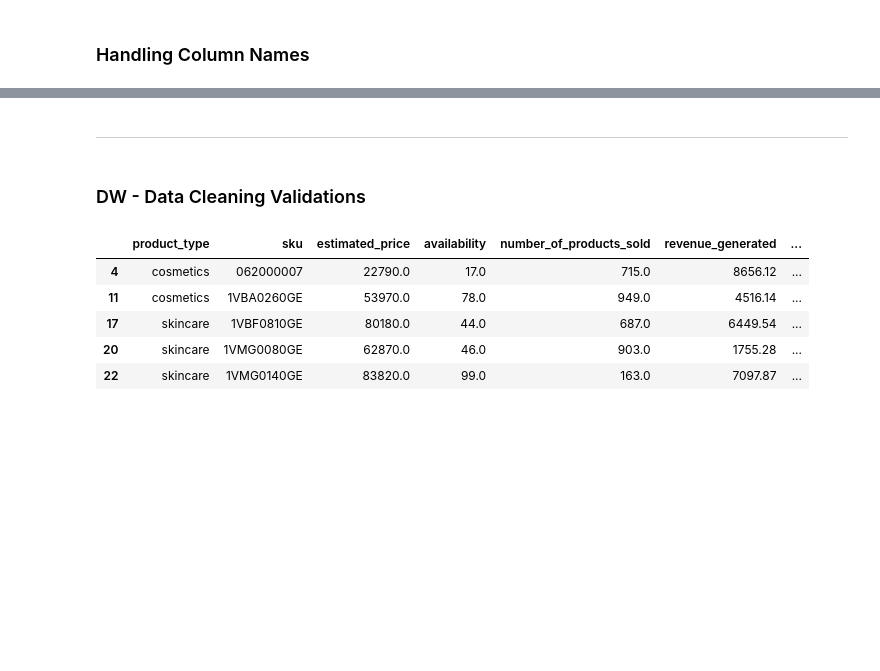
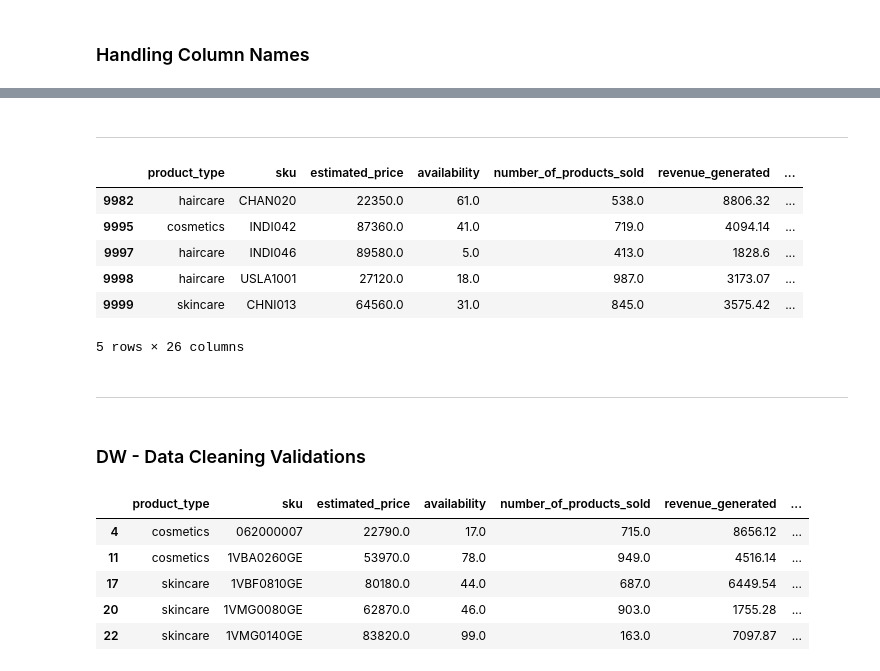
Before and after one commit to ayozmi/ai-logistics, a Jupyter notebook: notebooks/ShipCostPredictor/2_DataWrangling.ipynb, the cells around one changed output, grey strips where cells are left out. Cells and saved outputs as stored; diff of their text form; code cells hidden in the pictures; blank space fills up the shorter version.

```diff
--- a/notebooks/ShipCostPredictor/2_DataWrangling.ipynb
+++ b/notebooks/ShipCostPredictor/2_DataWrangling.ipynb
@@ -342,6 +358,18 @@ Index(['Product type', 'SKU', 'Estimated price', 'Availability',
 # %%
 # Renaming columns
 supply_ch_df_cleaned.columns = supply_ch_df_cleaned.columns.str.replace(' ', '_').str.replace(r'\W', '', regex=True).str.lower()
+# %% [markdown]
+---
+# %%
+supply_ch_df_cleaned.tail()
+# %% [output]
+|  | product_type | sku | estimated_price | availability | number_of_products_sold | revenue_generated | ... |
+| 9982 | haircare | CHAN020 | 22350.0 | 61.0 | 538.0 | 8806.32 | ... |
+| 9995 | cosmetics | INDI042 | 87360.0 | 41.0 | 719.0 | 4094.14 | ... |
+| 9997 | haircare | INDI046 | 89580.0 | 5.0 | 413.0 | 1828.6 | ... |
+| 9998 | haircare | USLA1001 | 27120.0 | 18.0 | 987.0 | 3173.07 | ... |
+| 9999 | skincare | CHNI013 | 64560.0 | 31.0 | 845.0 | 3575.42 | ... |
+5 rows × 26 columns
 # %% [markdown]
 ---
 # %% [markdown]
```
Also changed, not shown: parts of 12 cells of this notebook.
